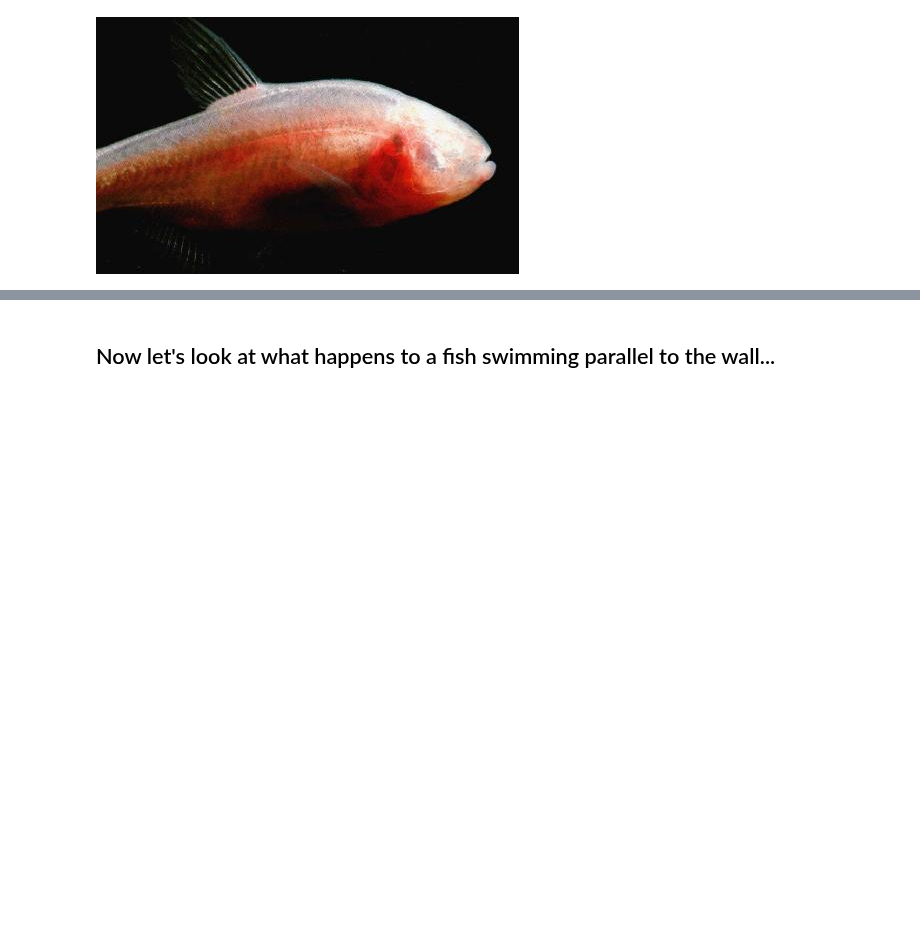
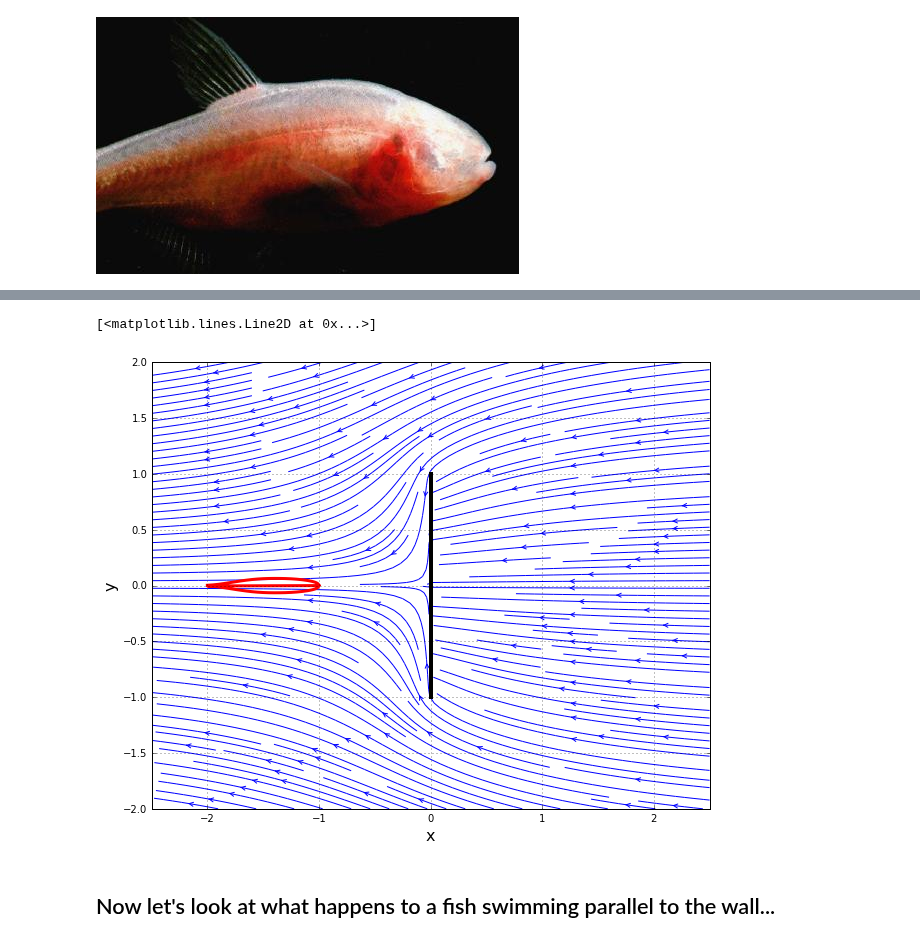
Before and after one commit to barbagroup/AeroPython-studentprojects2017, a Jupyter notebook: alexabaumer/Baumer_project.ipynb, the cells around one changed output, grey strips where cells are left out. Cells and saved outputs as stored; diff of their text form; code cells hidden in the pictures; blank space fills up the shorter version.

```diff
--- a/alexabaumer/Baumer_project.ipynb
+++ b/alexabaumer/Baumer_project.ipynb
@@ -46,3 +224,22 @@ pyplot.ylim(-0.5,0.5)
+# %%
+size=10
+pyplot.figure(figsize=(size,(y_end-y_start)/(x_end-x_start)*size))
+pyplot.grid(True)
+pyplot.xlabel('x', fontsize=16)
+pyplot.ylabel('y', fontsize=16)
+pyplot.streamplot(X, Y, u_wall, v_wall, density=2, linewidth=1, arrowsize=1, arrowstyle='->')
+pyplot.axvline(0.0, (y_min-y_start)/(y_end-y_start), (y_max-y_start)/(y_end-y_start), color='k', linewidth=4)
+
+magnitude = numpy.sqrt(u**2 + v**2)
+j_stagn, i_stagn = numpy.unravel_index(magnitude.argmin(), magnitude.shape)
+
+pyplot.xlim(x_start, x_end)
+pyplot.ylim(y_start, y_end)
+
+pyplot.plot(x_airfoil,y_airfoil, color='r',linewidth=3)
+# %% [output]
+[<matplotlib.lines.Line2D at 0x...>]
+[figure, added]
 # %%
 #We will detect changes in the pressure coefficient as we move the fish closer to the wall
 # %%
```
Also changed, not shown: parts of 12 cells of this notebook.
